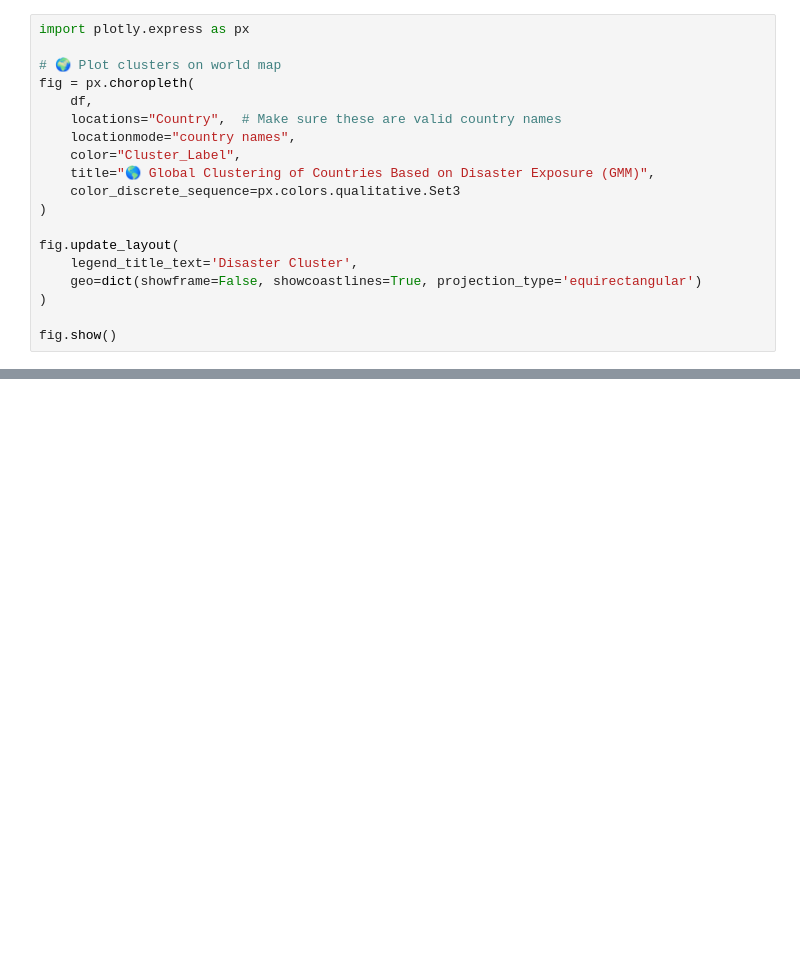
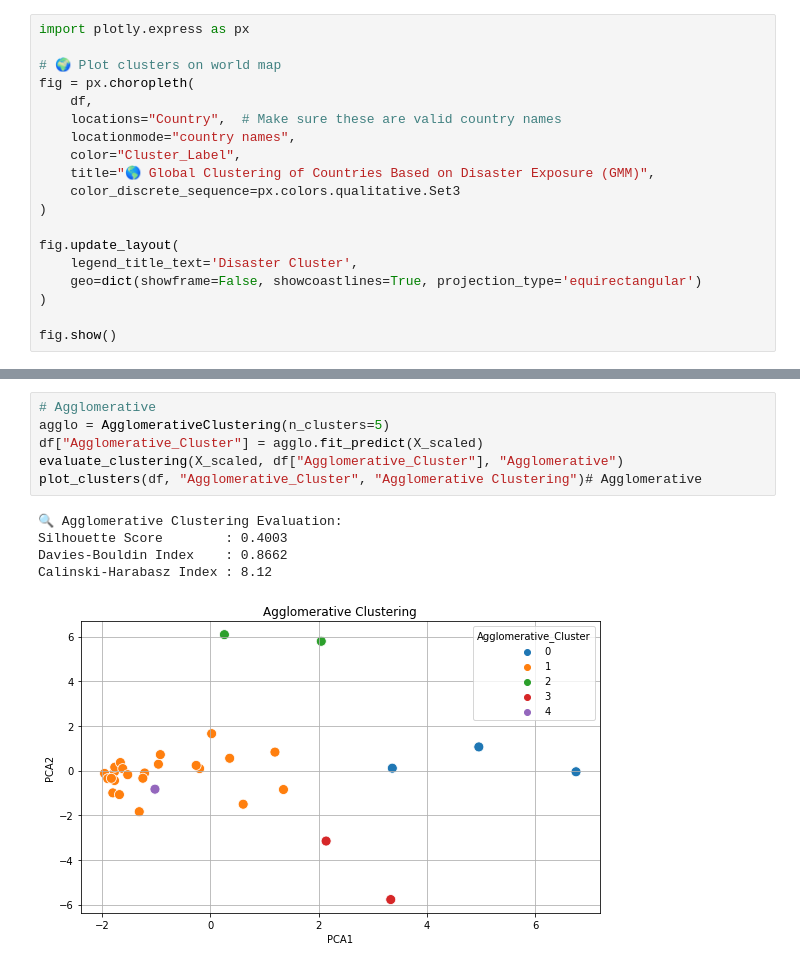
Before and after one commit to Nikhitha-N/Climate-Disaster-Prediction-System, a Jupyter notebook: Scripts/clustering.ipynb, the cells around one changed output, grey strips where cells are left out. Drawn from its saved outputs; the diff is of its cells as text; blank space fills up the shorter version.

```diff
--- a/Scripts/clustering.ipynb
+++ b/Scripts/clustering.ipynb
@@ -473,0 +679,12 @@ fig.show()
+# %%
+# Agglomerative
+agglo = AgglomerativeClustering(n_clusters=5)
+df["Agglomerative_Cluster"] = agglo.fit_predict(X_scaled)
+evaluate_clustering(X_scaled, df["Agglomerative_Cluster"], "Agglomerative")
+plot_clusters(df, "Agglomerative_Cluster", "Agglomerative Clustering")# Agglomerative
+# %% [output]
+🔍 Agglomerative Clustering Evaluation:
+Silhouette Score        : 0.4003
+Davies-Bouldin Index    : 0.8662
+Calinski-Harabasz Index : 8.12
+[figure, added]
```
Also changed, not shown: parts of 24 cells of this notebook, 1 other file.
